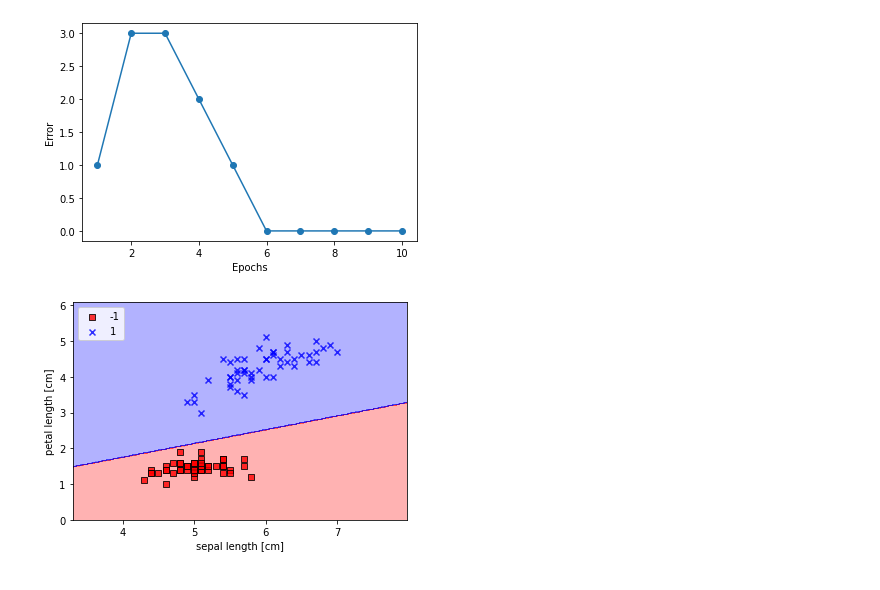
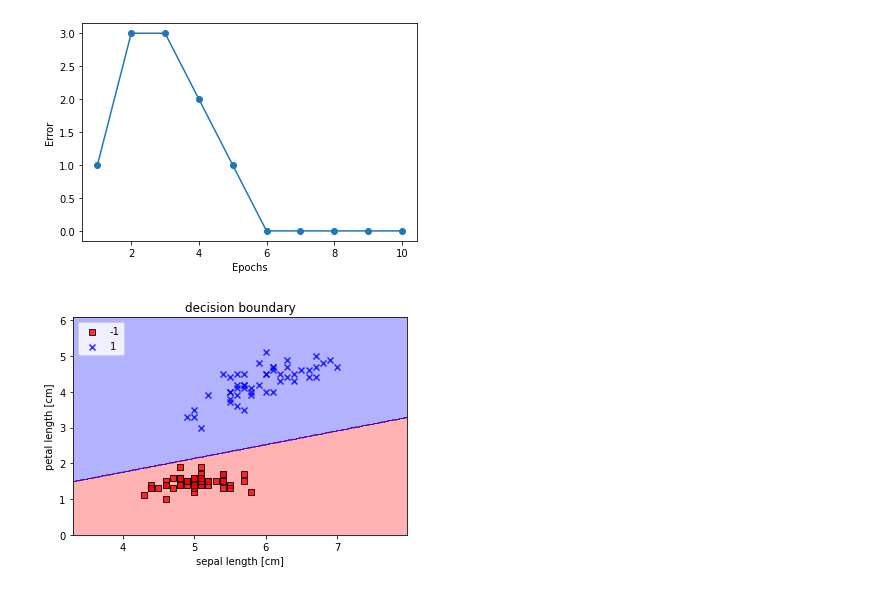
Before and after one commit to songseokbeom/ML_study, a Jupyter notebook: 2_2_perceptron_model_Iris_dataset.ipynb, the cells around one changed output. Drawn from its saved outputs; the diff is of its cells as text; code cells hidden in the pictures.

```diff
--- a/2_2_perceptron_model_Iris_dataset.ipynb
+++ b/2_2_perceptron_model_Iris_dataset.ipynb
@@ -74,31 +74,32 @@ def plot_decision_regions(X, y, classifier, resolution=0.02):
   colors=('red', 'blue', 'lightgreen', 'gray', 'cyan')
   cmap = ListedColormap(colors[:len(np.unique(y))]) # np.unique: find unique elements in numpy array
 
   x1_min, x1_max = X[0, :].min() - 1, X[0, :].max() + 1
   x2_min, x2_max = X[1, :].min() - 1, X[1, :].max() + 1
 
   xx1, xx2 = np.meshgrid(np.arange(x1_min, x1_max, resolution),
                          np.arange(x2_min, x2_max, resolution))
 
   Z = classifier.predict(np.array([xx1.ravel(), xx2.ravel()]))
   Z = Z.reshape(xx1.shape)
   plt.contourf(xx1.T, xx2.T, Z.T, alpha=0.3, cmap=cmap)
   plt.xlim(xx1.min(), xx1.max())
   plt.ylim(xx2.min(), xx2.max())
 
   for idx, cl in enumerate(np.unique(y)):
     plt.scatter(x=X[0, y[0, :]==cl],
                 y=X[1, y[0, :]==cl],
                 alpha=0.8,
                 c=colors[idx],
                 marker=markers[idx],
                 label=cl,
                 edgecolor='black')
 
 plot_decision_regions(X, y, classifier=model)
 plt.xlabel('sepal length [cm]')
 plt.ylabel('petal length [cm]')
 plt.legend(loc='upper left')
+plt.title("decision boundary")
 plt.show()
 # %% [output]
-[figure, old version]
+[figure, new version]
```
